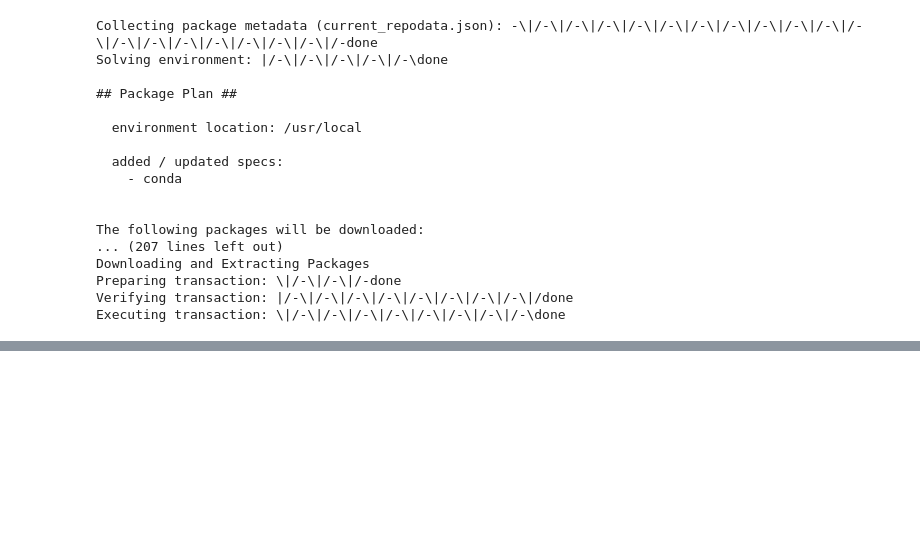
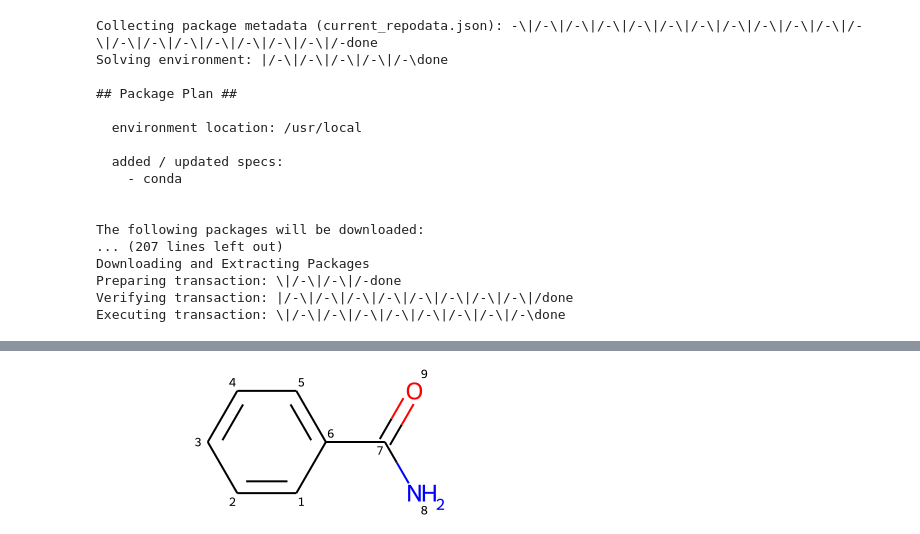
Before and after one commit to gmm/RDKit-on-Colab, a Jupyter notebook: RDKit_Google_Colab.ipynb, the cells around one changed output, grey strips where cells are left out. Cells and saved outputs as stored; diff of their text form; code cells hidden in the pictures; blank space fills up the shorter version.

```diff
--- a/RDKit_Google_Colab.ipynb
+++ b/RDKit_Google_Colab.ipynb
@@ -65,0 +103,5 @@ from rdkit import Chem
+# %%
+mol = Chem.MolFromSmiles('c1ccccc(C(N)=O)1')
+show_atom_numbers(mol, 'atomNote')
+# %% [output]
+[figure, added]
```
Also changed, not shown: parts of 10 cells of this notebook.
